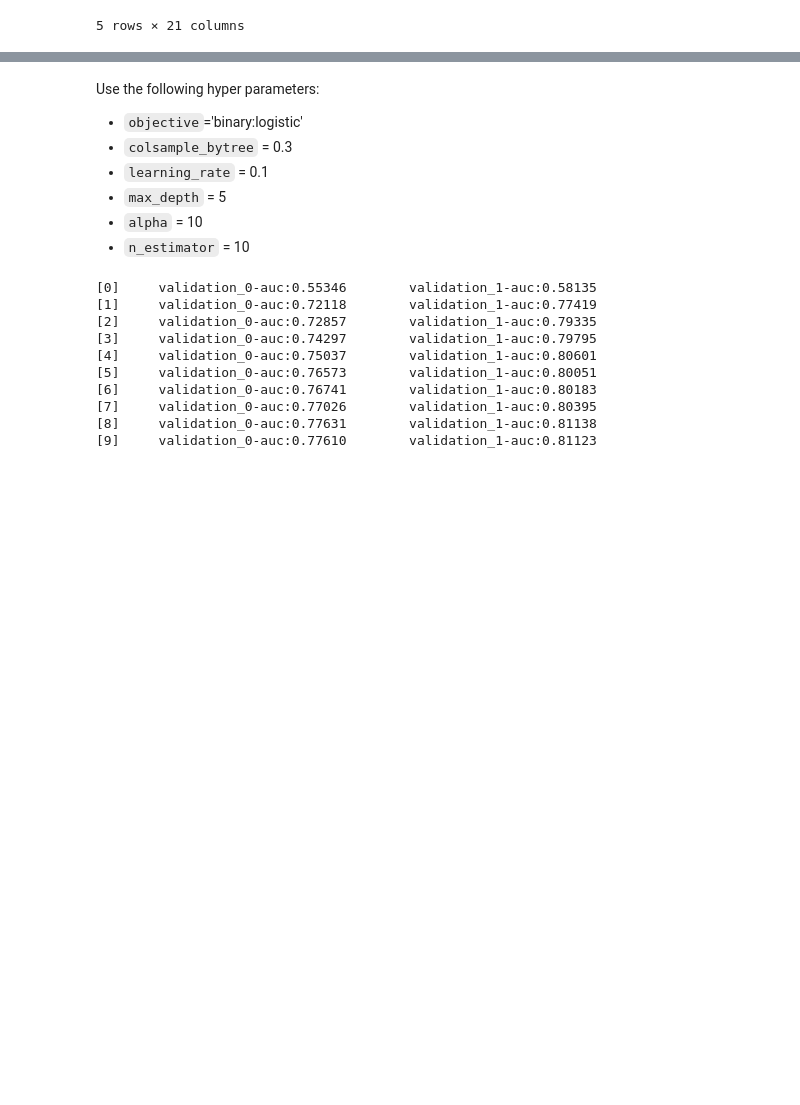
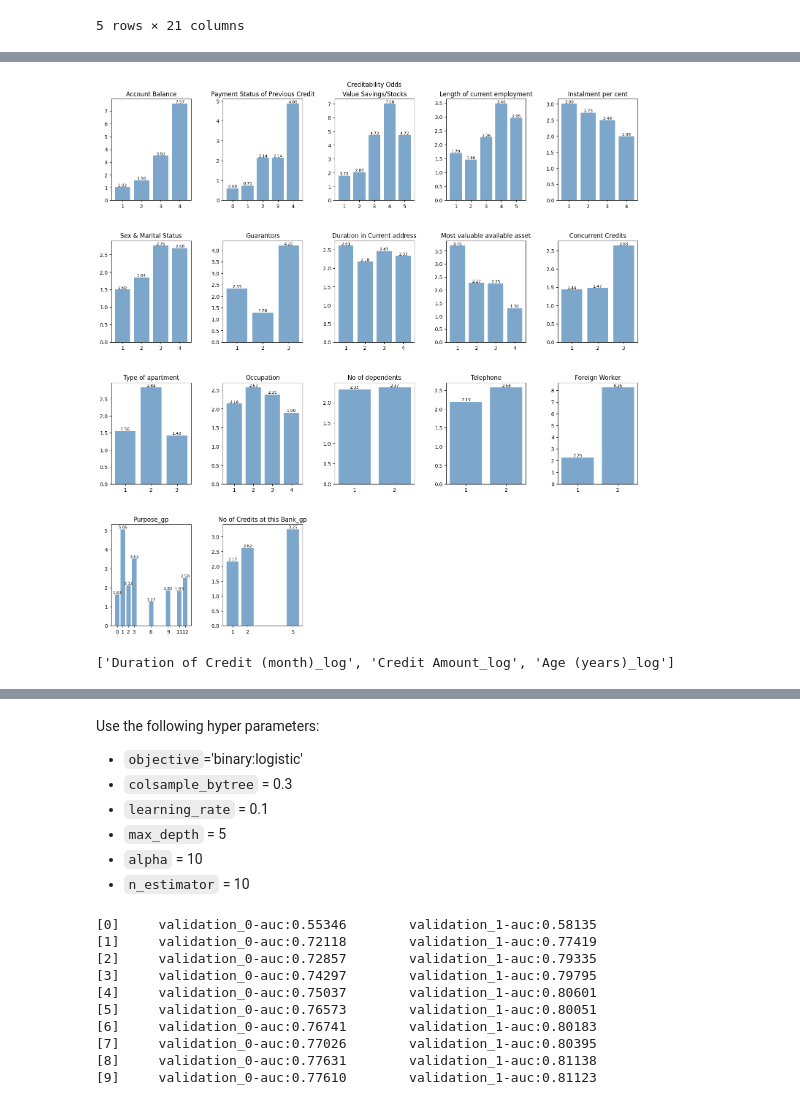
Before and after one commit to southnorthist/kaggle_analysis, a Jupyter notebook: Projects/creditability-classification/german_credit_classification.ipynb, the cells around one changed output, grey strips where cells are left out. Drawn from its saved outputs; the diff is of its cells as text; code cells hidden in the pictures; blank space fills up the shorter version.

```diff
--- a/Projects/creditability-classification/german_credit_classification.ipynb
+++ b/Projects/creditability-classification/german_credit_classification.ipynb
@@ -163,0 +202,4 @@ print(len(num_var) + len(nomi_var) + len(ordi_var))
+# %%
+german_credit_ds_new['Purpose_gp'] = np.where(german_credit_ds_new['Purpose'].isin([4, 5]), 11,
+np.where(german_credit_ds_new['Purpose'].isin([7, 8, 10]), 12, german_credit_ds_new['Purpose']))
+pd.crosstab(german_credit_ds_new['Purpose_gp'], german_credit_ds_new['Purpose'])
@@ -163,0 +217,4 @@ print(len(num_var) + len(nomi_var) + len(ordi_var))
+# %%
+german_credit_ds_new['No of Credits at this Bank_gp'] = np.where(german_credit_ds_new['No of Credits at this Bank'].isin([3, 4]), 5, german_credit_ds_new['No of Credits at this Bank'])
+# check
+pd.crosstab(german_credit_ds_new['No of Credits at this Bank_gp'], german_credit_ds_new['No of Credits at this Bank'])
@@ -164,2 +227,55 @@ print(len(num_var) + len(nomi_var) + len(ordi_var))
+# %%
+variables_new = prep.split_num_cat_target(german_credit_ds_new, 'Creditability', lvl_theta=10)
+cat_var_list = variables_new['categorical'].copy()
+cat_var_list.remove('Purpose')
+cat_var_list.remove('No of Credits at this Bank')
+# %%
+german_credit_ds_new['Count'] = 1
+
+fig = plt.figure(figsize = (18, 16))
+row = 4
+col = 5
+for index in range(1, len(cat_var_list) + 1):
+        ax = fig.add_subplot(row, col, index)
+
+        # Calculate odds of the creditability for each category
+        cat_var = cat_var_list[index - 1]
+        count_df = german_credit_ds_new.groupby([cat_var, 'Creditability'], as_index=False)['Count'].count()
+        total_count_df = german_credit_ds_new.groupby(cat_var, as_index=False)['Count'].count().rename(columns={'Count':'Total_Count'})
+        perc_df = count_df.merge(total_count_df, on=cat_var)
+        perc_df['credit_perc'] = perc_df['Count'] / perc_df['Total_Count']
+        credit = perc_df.loc[perc_df['Creditability'] == 1, [cat_var, 'credit_perc']].reset_index(drop=True)
+        non_credit = perc_df.loc[perc_df['Creditability'] == 0, [cat_var, 'credit_perc']].reset_index(drop=True)
+        x = credit[cat_var].values
+        height = (credit['credit_perc'] / non_credit['credit_perc']).values
+
+        # Create bar plot
+        ax.bar(x=x, height=height, color = 'steelblue', alpha = 0.7)
+        x.sort()
+        ax.set_xticks(x)
+        ax.set_title(cat_var)
+        prep.add_value_labels(ax, spacing=0.01, fmt="{:.2f}", fontsize=8 )
+        plt.subplots_adjust(left=0.1,
+                            bottom=0.05,
+                           right=0.9,
+                           top=0.95,
+                            wspace=0.4,
+                            hspace=0.4)
+        plt.suptitle('Creditability Odds')
+plt.show()
+german_credit_ds_new = german_credit_ds_new.drop(columns='Count')
+# %% [output]
+[figure, added]
+# %%
+# Numeric variables are Duration of Credit (month), Credit Amount, Age (years)
+num_var_list = variables_new['numeric'].copy()
+num_var_list.remove('Duration of Credit (month)')
+num_var_list.remove('Credit Amount')
+num_var_list.remove('Age (years)')
+print(num_var_list)
+# Categorical variables:
+encode_cat_list = ['Sex & Marital Status', 'Purpose_gp', 'Occupation', 'Type of apartment']
+# %% [output]
+['Duration of Credit (month)_log', 'Credit Amount_log', 'Age (years)_log']
 # %%
 # Original
```
Also changed, not shown: parts of 21 cells of this notebook, 4 other files.
